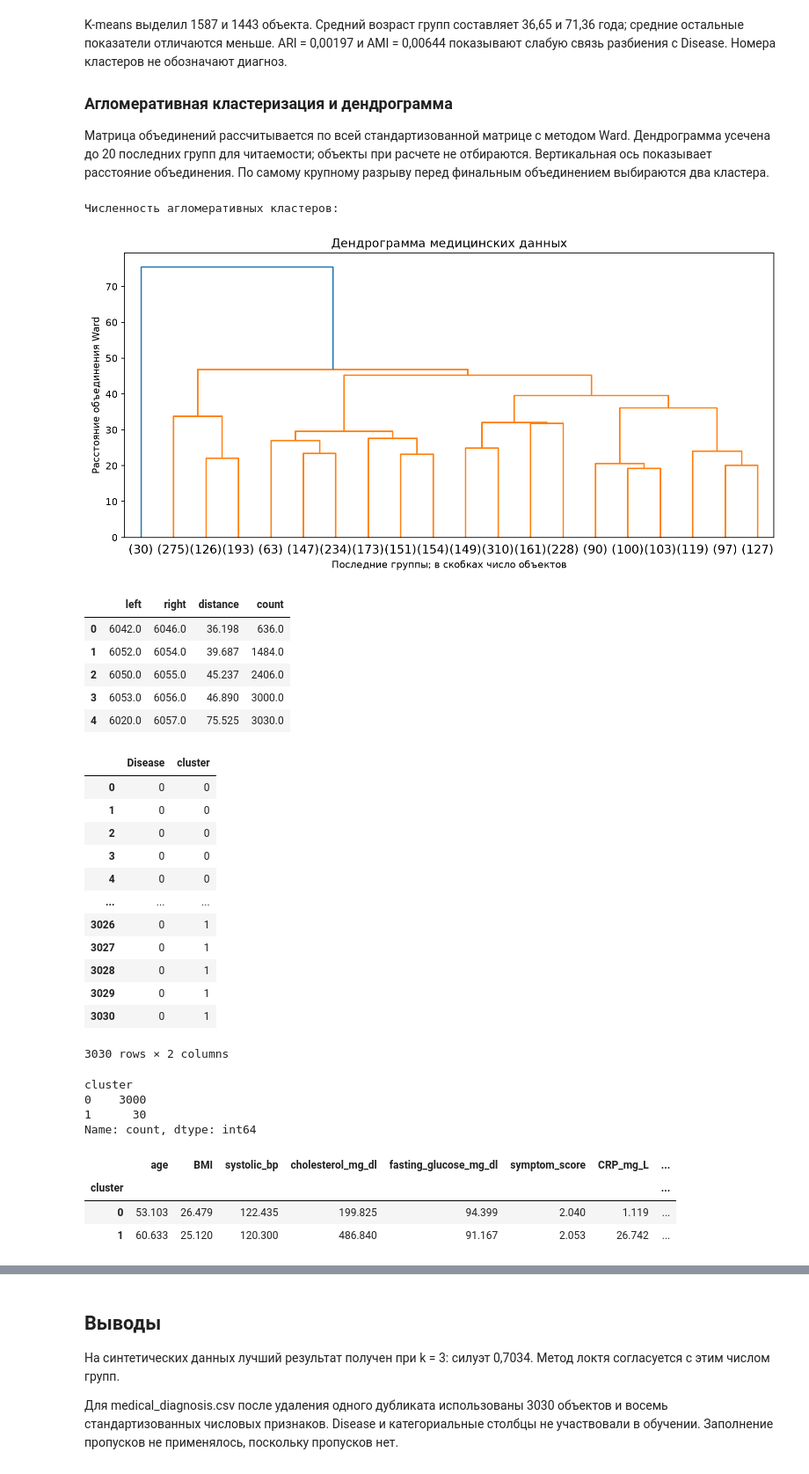
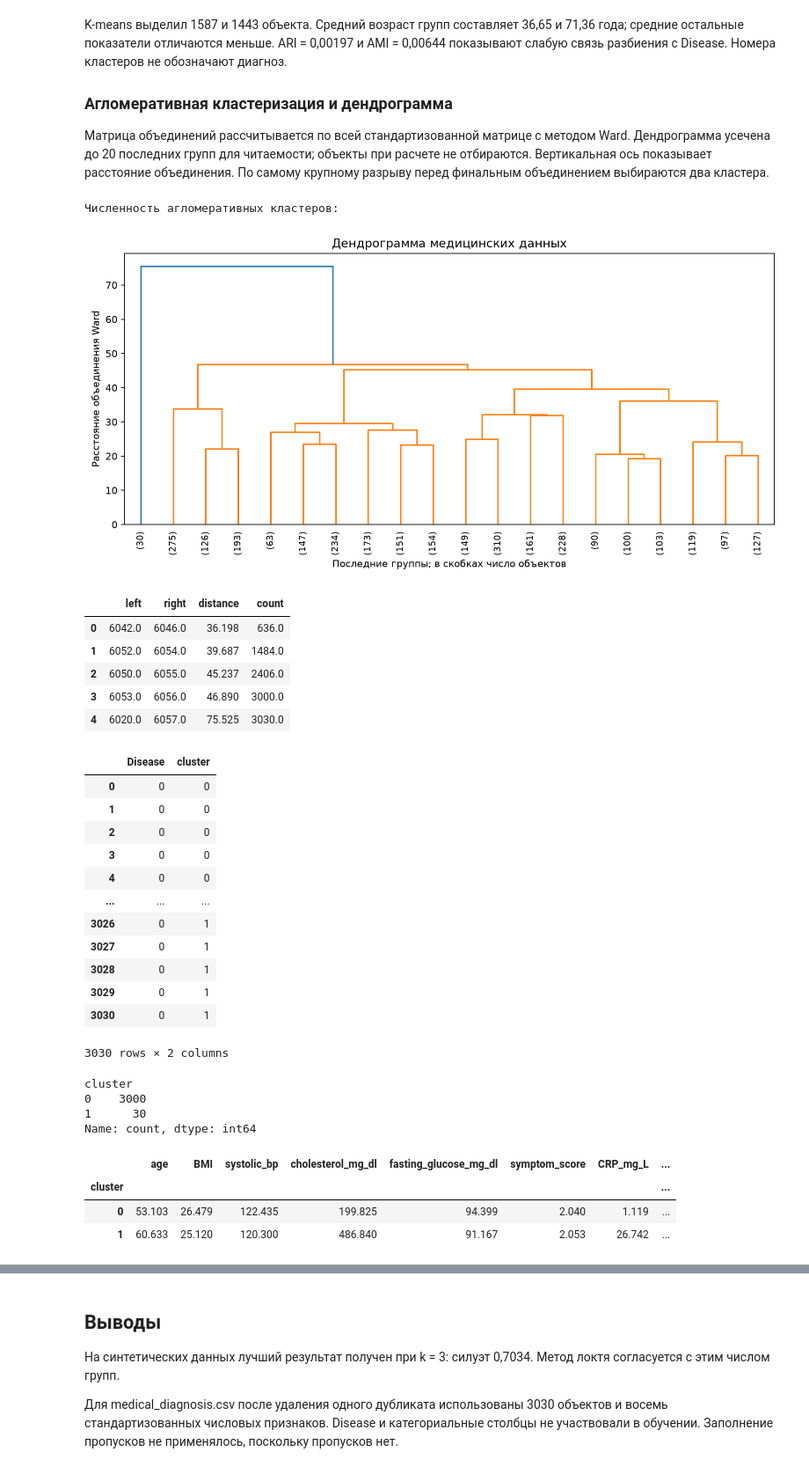
Before and after one commit to karinalien/lr4, a Jupyter notebook: lr4.ipynb, the cells around one changed output, grey strips where cells are left out. Shown at 88% size. Drawn from its saved outputs; the diff is of its cells as text; code cells hidden in the pictures.

```diff
--- a/lr4.ipynb
+++ b/lr4.ipynb
@@ -268,34 +268,34 @@ K-means выделил 1587 и 1443 объекта. Средний возрас
 # %%
 linked = linkage(X_medical_scaled, method='ward')
 plt.figure(figsize=(10, 5))
 dendrogram(linked, truncate_mode='lastp', p=20,
-           show_leaf_counts=True)
+           show_leaf_counts=True, leaf_rotation=90, leaf_font_size=9)
 plt.xlabel('Последние группы; в скобках число объектов')
 plt.ylabel('Расстояние объединения Ward')
 plt.title('Дендрограмма медицинских данных')
 plt.tight_layout()
 plt.show()
 display(pd.DataFrame(linked[-5:],
     columns=['left', 'right', 'distance', 'count']).round(3))
 hierarchical = AgglomerativeClustering(n_clusters=2, linkage='ward')
 labels_hierarchical = hierarchical.fit_predict(X_medical_scaled)
 assignments_hierarchical = medical.copy()
 assignments_hierarchical['cluster'] = labels_hierarchical
 display(assignments_hierarchical[['Disease', 'cluster']])
 print('Численность агломеративных кластеров:')
 display(assignments_hierarchical.groupby('cluster').size().rename('count'))
 means_hierarchical = assignments_hierarchical.groupby('cluster')[X.columns].mean()
 display(means_hierarchical.round(3))
 metrics_hierarchical = pd.Series({
     'silhouette': silhouette_score(X_medical_scaled, labels_hierarchical),
     'ARI': adjusted_rand_score(y_true, labels_hierarchical),
     'AMI': adjusted_mutual_info_score(y_true, labels_hierarchical),
     'homogeneity': homogeneity_score(y_true, labels_hierarchical),
     'completeness': completeness_score(y_true, labels_hierarchical)})
 display(metrics_hierarchical.round(5))
 # %% [output]
 Численность агломеративных кластеров:
-[figure, old version]
+[figure, new version]
 |  | left | right | distance | count |
 | 0 | 6042.0 | 6046.0 | 36.198 | 636.0 |
 | 1 | 6052.0 | 6054.0 | 39.687 | 1484.0 |
```
